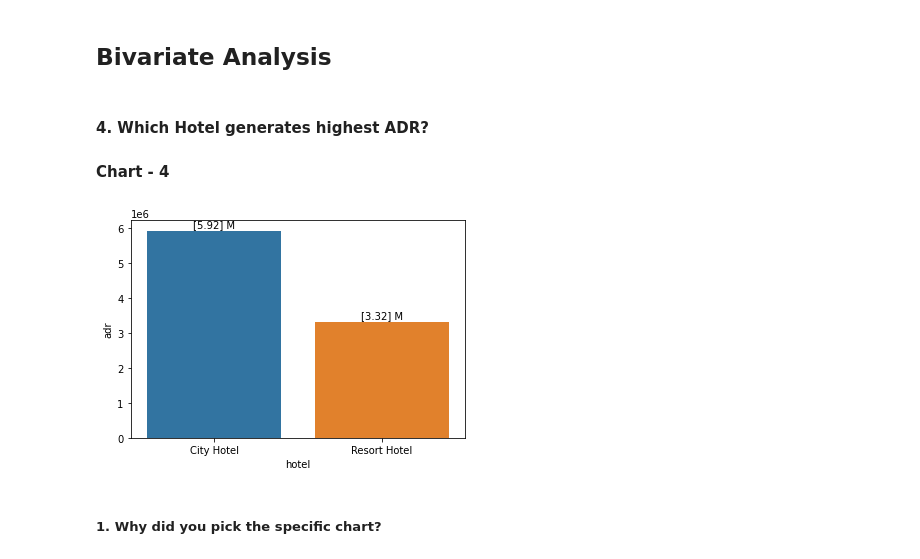
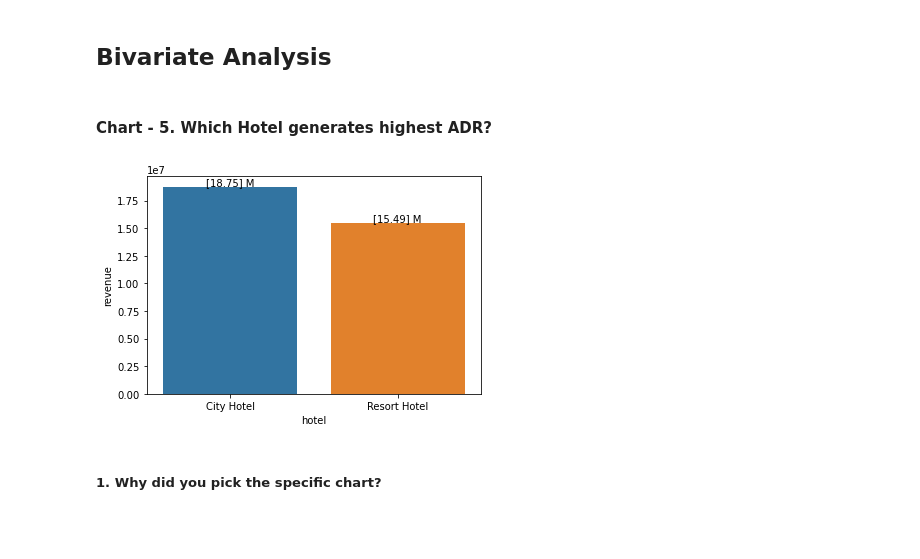
Before and after one commit to pvanand07/EDA-Hotel-Booking-Python, a Jupyter notebook: EDA_Hotel_Booking_Analysis_Almabetter.ipynb, the cells around one changed output. Cells and saved outputs as stored; diff of their text form; code cells hidden in the pictures; blank space fills up the shorter version.

```diff
--- a/EDA_Hotel_Booking_Analysis_Almabetter.ipynb
+++ b/EDA_Hotel_Booking_Analysis_Almabetter.ipynb
@@ -88,3 +79,12 @@ dataset = pd.read_csv("Hotel Bookings.csv")
+# %%
+# Try to load dataset if it is on local directory
+try:
+    dataset = pd.read_csv("Hotel Bookings.csv")
+# Else mount and load from google drive - Only for google colab
+except:
+    from google.colab import drive
+    drive.mount('/content/drive')
+    dataset = pd.read_csv('/content/drive/MyDrive/Almabetter Projects/Hotel Booking/Hotel Bookings.csv')
 # %% [markdown]
 ### Dataset First View
 # %%
@@ -200,0 +178,7 @@ dtype: int64
+# %%
+# Count of missing values/null values
+nan_count = df.isna().sum().sort_values(ascending = False)
+
+# Print only columns with non-zero number of missing values
+nan_count = nan_count[nan_count>0]
+print(nan_count)
@@ -201,10 +191,10 @@ dtype: int64
 # %%
 # Finding percentage of missing values
-df_nan_perc = df.isna().sum().sort_values(ascending = False)*100/len(df)
+df_nan_perc = (nan_count*100/len(df)).round(3)
 
 # Visualizing the missing values
-df_nan_perc = df_nan_perc[df_nan_perc!=0].round(3)
 df_nan_perc.plot.bar()
+
 # Adding text on top of bars
 for idx,y in enumerate(df_nan_perc):
     plt.text(idx,y+1,y, ha ='center')
@@ -397,9 +370,7 @@ counts = df_2['reservation_status_date'].value_counts()
 plt.figure(figsize=(10, 6))
 
 # Plot the bar plot
-dates = counts.index
-counts = counts.values
-plt.bar(dates, counts)
+plt.bar(counts.index, counts.values)
 plt.show()
 # %% [output]
 [figure]
@@ -779,22 +752,22 @@ df_1.groupby('is_repeated_guest').size().plot(kind='pie', y=['1','2'],autopct='%
 # %% [markdown]
 ## **Bivariate Analysis**
 # %% [markdown]
-#### 4. Which Hotel generates highest ADR?
-#### Chart - 4
+#### Chart - 5. Which Hotel generates highest ADR?
 # %%
 # Chart - 2 visualization code
-
-group_1 = pd.DataFrame(df_2[['hotel','adr']].groupby(['hotel']).sum())
+df_2['Total_stay_duration'] = df_2['stays_in_weekend_nights'] + df_2['stays_in_week_nights']
+df_2['revenue'] = df_2['Total_stay_duration']*df_2['adr']
+group_1 = pd.DataFrame(df_2[['hotel','revenue']].groupby(['hotel']).sum())
 # Grouping returns a multi-index pandas series. Use pd.DataFrame to convert to a dataframe
-sns.barplot(data = group_1, x=group_1.index,y='adr')
+sns.barplot(data = group_1, x=group_1.index,y='revenue')
 #Add value count labels on top of each bar
 for idx,y in enumerate(group_1.values):
 
   #plt.text(x_co-ord, y_co-ord, value, ha(horrizontal alignment))
   plt.text(idx,y+(10**5),str((y/10**6).round(2))+' M', ha ='center')
 plt.show()
 # %% [output]
-[figure, old version]
+[figure, new version]
 # %% [markdown]
 ##### 1. Why did you pick the specific chart?
 # %% [markdown]
```
Also changed, not shown: parts of 193 cells of this notebook.
